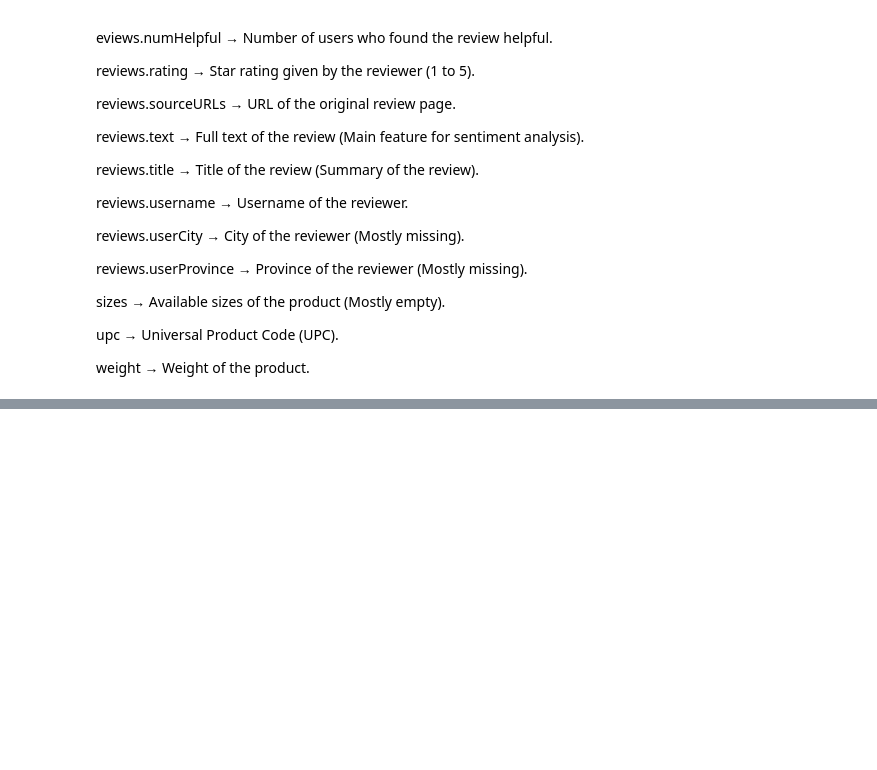
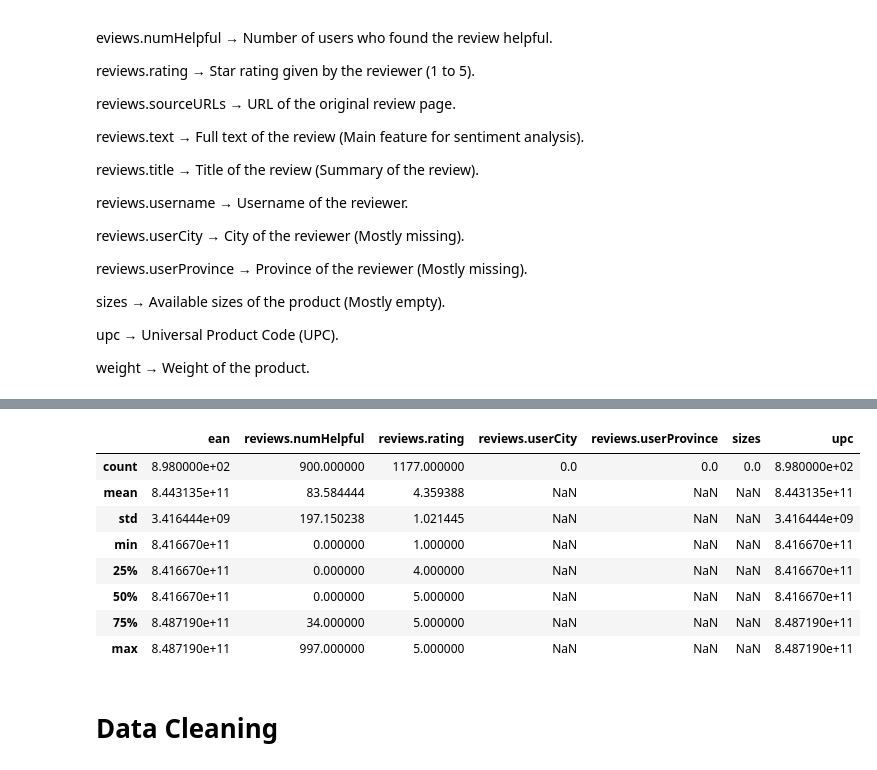
Before and after one commit to kennethnyangweso/GROUP-1-PHASE-4-PROJECT, a Jupyter notebook: Group_1_Phase_4_Project_Notebook.ipynb, the cells around one changed output, grey strips where cells are left out. Cells and saved outputs as stored; diff of their text form; code cells hidden in the pictures; blank space fills up the shorter version.

```diff
--- a/Group_1_Phase_4_Project_Notebook.ipynb
+++ b/Group_1_Phase_4_Project_Notebook.ipynb
@@ -111,0 +165,14 @@ pd.set_option('display.max_colwidth', None)
+# %%
+df.describe()
+# %% [output]
+|  | ean | reviews.numHelpful | reviews.rating | reviews.userCity | reviews.userProvince | sizes | upc |
+| count | 8.980000e+02 | 900.000000 | 1177.000000 | 0.0 | 0.0 | 0.0 | 8.980000e+02 |
+| mean | 8.443135e+11 | 83.584444 | 4.359388 | NaN | NaN | NaN | 8.443135e+11 |
+| std | 3.416444e+09 | 197.150238 | 1.021445 | NaN | NaN | NaN | 3.416444e+09 |
+| min | 8.416670e+11 | 0.000000 | 1.000000 | NaN | NaN | NaN | 8.416670e+11 |
+| 25% | 8.416670e+11 | 0.000000 | 4.000000 | NaN | NaN | NaN | 8.416670e+11 |
+| 50% | 8.416670e+11 | 0.000000 | 5.000000 | NaN | NaN | NaN | 8.416670e+11 |
+| 75% | 8.487190e+11 | 34.000000 | 5.000000 | NaN | NaN | NaN | 8.487190e+11 |
+| max | 8.487190e+11 | 997.000000 | 5.000000 | NaN | NaN | NaN | 8.487190e+11 |
+# %% [markdown]
+# Data Cleaning
```
Also changed, not shown: parts of 19 cells of this notebook.
